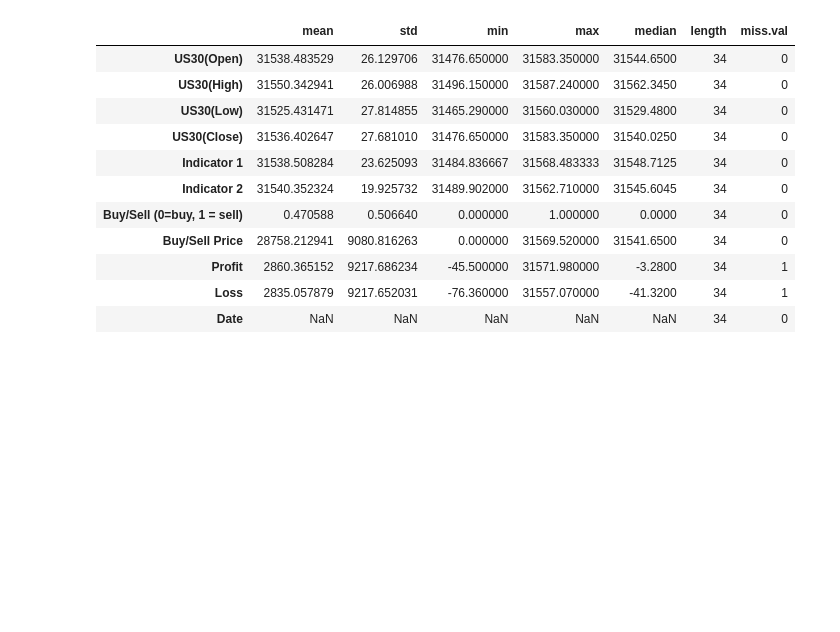
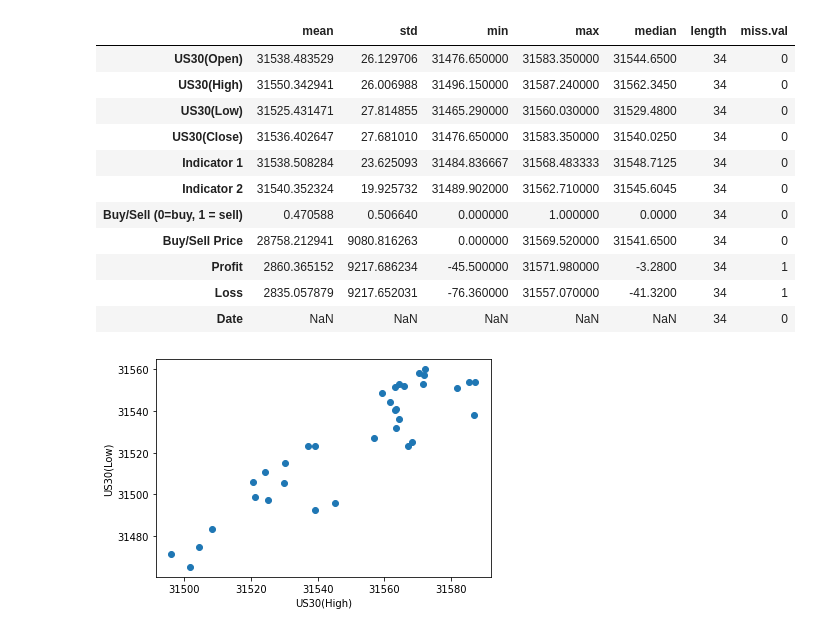
Before and after one commit to Mahmoudsabry3/Notebooks, a Jupyter notebook: Pipeline.ipynb, the cells around one changed output. Saved outputs shown, nothing was run; the diff lists cells and outputs as text; code cells hidden in the pictures; blank space fills up the shorter version.

```diff
--- a/Pipeline.ipynb
+++ b/Pipeline.ipynb
@@ -72,3 +75,10 @@ df_final
 | Profit | 2860.365152 | 9217.686234 | -45.500000 | 31571.980000 | -3.2800 | 34 | 1 |
 | Loss | 2835.057879 | 9217.652031 | -76.360000 | 31557.070000 | -41.3200 | 34 | 1 |
 | Date | NaN | NaN | NaN | NaN | NaN | 34 | 0 |
+# %%
+plt.scatter(x = df['US30(High)'],y = df['US30(Low)']);
+plt.xlabel('US30(High)')
+plt.ylabel('US30(Low)')
+plt.show()
+# %% [output]
+[figure, added]
```
Also changed, not shown: parts of 7 cells of this notebook.
